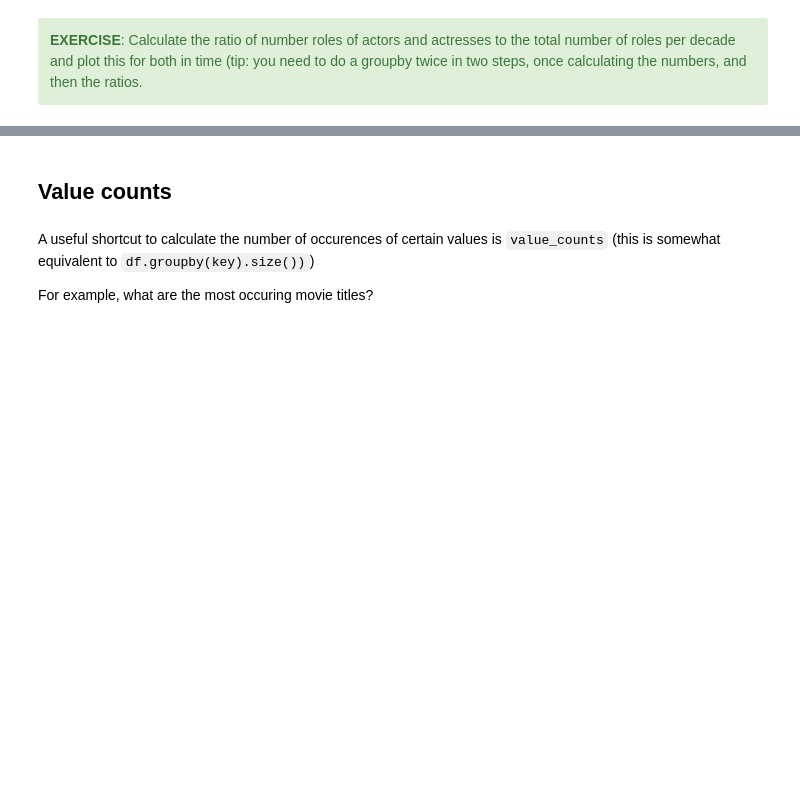
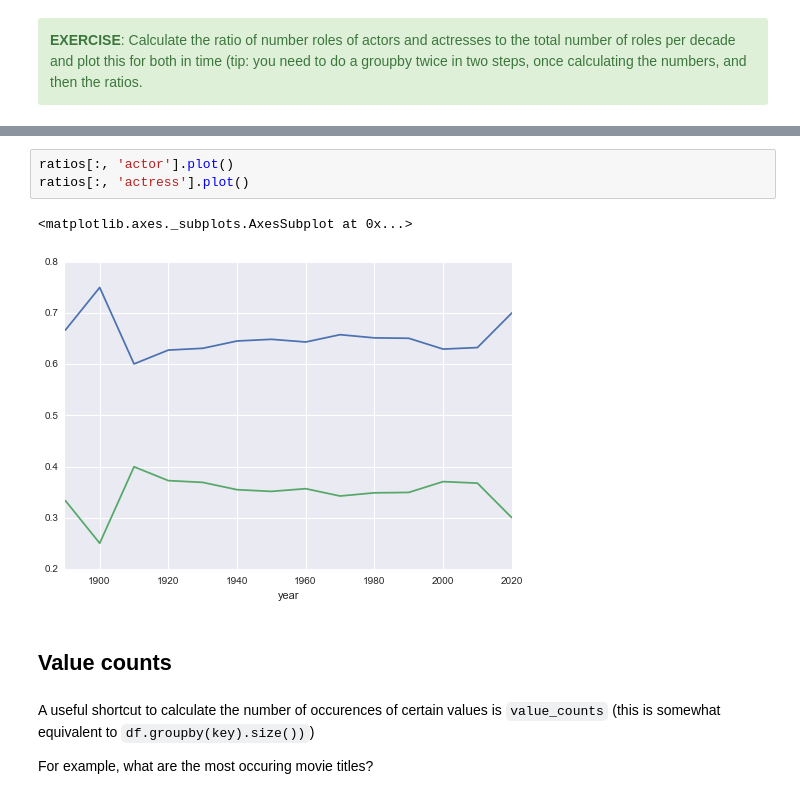
Before and after one commit to jorisvandenbossche/pandas-tutorial, a Jupyter notebook: 04 - Groupby operations.ipynb, the cells around one changed output, grey strips where cells are left out. Cells and saved outputs as stored; diff of their text form; blank space fills up the shorter version.

```diff
--- a/04 - Groupby operations.ipynb
+++ b/04 - Groupby operations.ipynb
@@ -87,3 +258,9 @@ df.groupby('key').transform(normalize)
+# %%
+ratios[:, 'actor'].plot()
+ratios[:, 'actress'].plot()
+# %% [output]
+<matplotlib.axes._subplots.AxesSubplot at 0x...>
+[figure, added]
 # %% [markdown]
 ## Value counts
 # %% [markdown]
```
Also changed, not shown: parts of 25 cells of this notebook, 4 other files.
